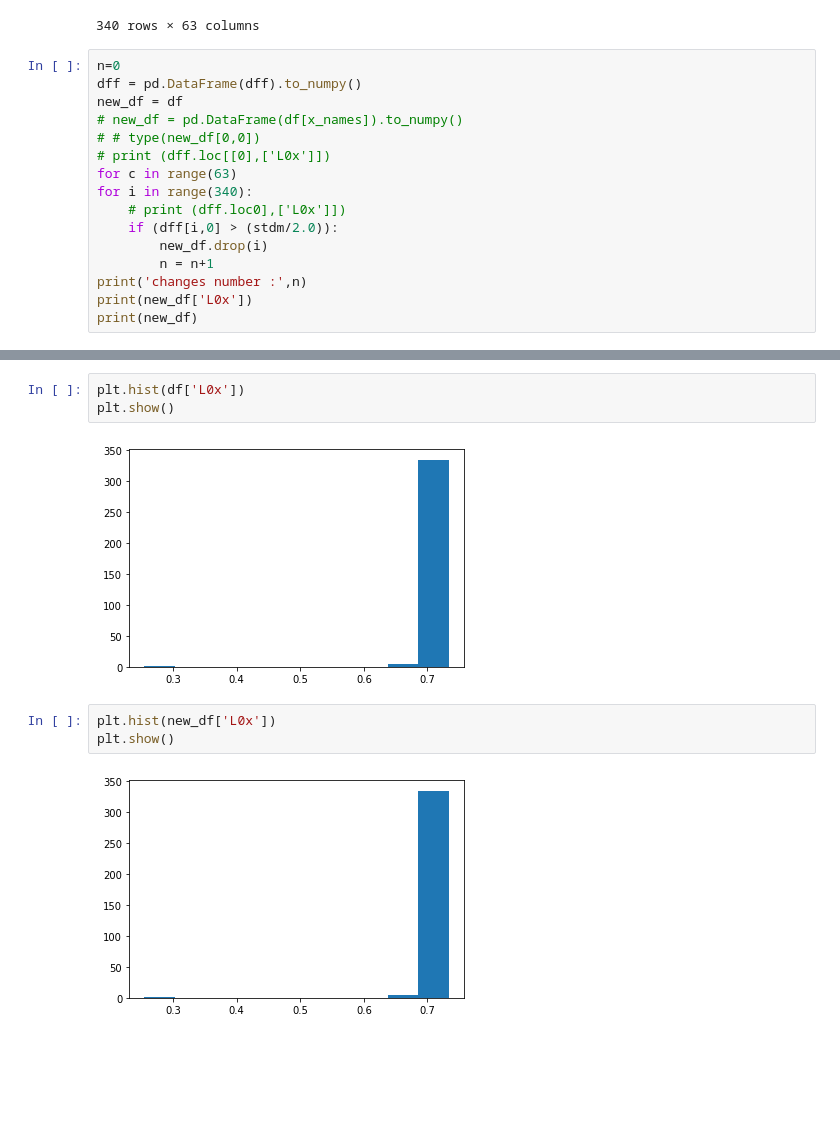
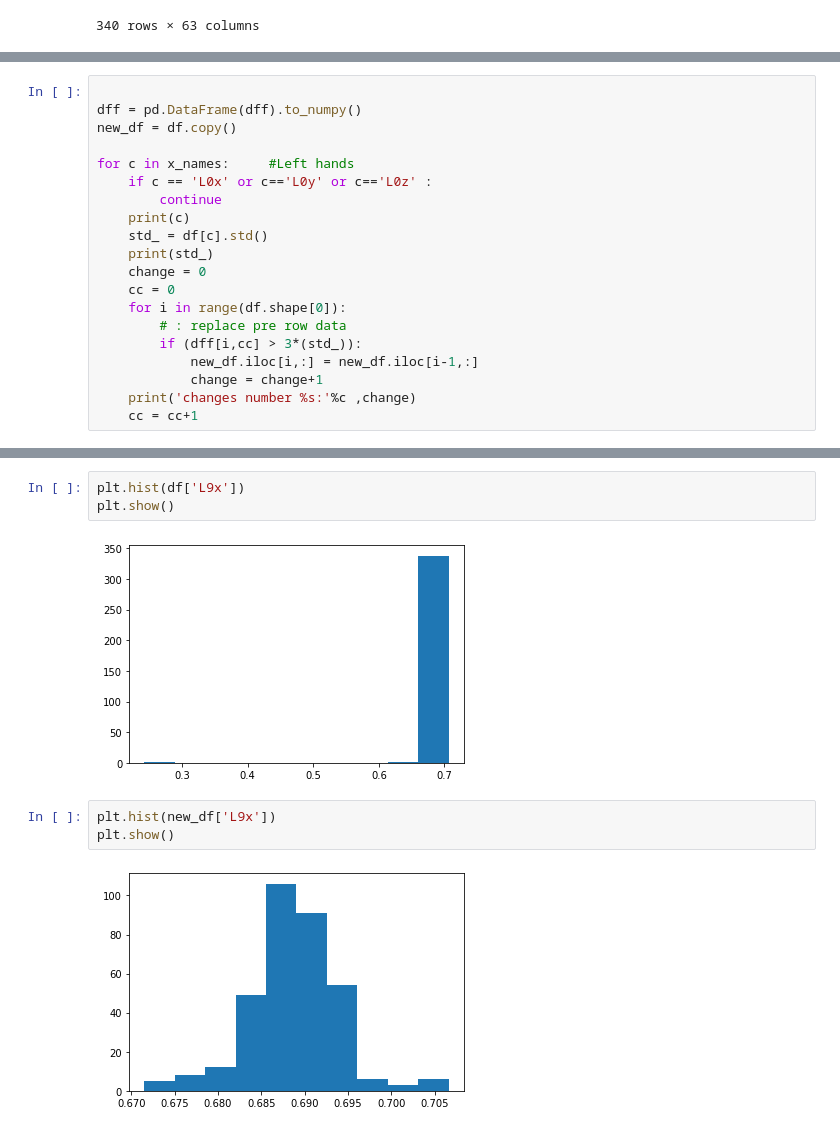
Before and after one commit to KNU-BrainAI-Capstone2021/SIB, a Jupyter notebook: examples/preprocessing/cut_outlier.ipynb, the cells around one changed output, grey strips where cells are left out. Cells and saved outputs as stored; diff of their text form; blank space fills up the shorter version.

```diff
--- a/examples/preprocessing/cut_outlier.ipynb
+++ b/examples/preprocessing/cut_outlier.ipynb
@@ -54,19 +46,3 @@ dff
 | 338 | 0.000340 | 0.007100 | 0.000012 | 0.000529 | 0.003920 | 0.002817 | 0.000696 | 0.001281 | 0.002326 | 0.001621 | ... | ... |
 | 339 | 0.000385 | 0.007559 | 0.000015 | 0.000239 | 0.003126 | 0.002688 | 0.000877 | 0.000783 | 0.003423 | 0.001753 | ... | ... |
 340 rows × 63 columns
-# %%
-n=0
-dff = pd.DataFrame(dff).to_numpy()
-new_df = df
-# new_df = pd.DataFrame(df[x_names]).to_numpy()
-# # type(new_df[0,0])
-# print (dff.loc[[0],['L0x']])
-for c in range(63)
-for i in range(340):
-    # print (dff.loc0],['L0x']])
-    if (dff[i,0] > (stdm/2.0)):
-        new_df.drop(i)
-        n = n+1
-print('changes number :',n)
-print(new_df['L0x'])
-print(new_df)
@@ -90,0 +49,20 @@ changes number : 8
+# %%
+
+dff = pd.DataFrame(dff).to_numpy()
+new_df = df.copy()
+
+for c in x_names:     #Left hands
+    if c == 'L0x' or c=='L0y' or c=='L0z' :
+        continue
+    print(c)
+    std_ = df[c].std()
+    print(std_)
+    change = 0
+    cc = 0
+    for i in range(df.shape[0]):
+        # : replace pre row data
+        if (dff[i,cc] > 3*(std_)):
+            new_df.iloc[i,:] = new_df.iloc[i-1,:]
+            change = change+1
+    print('changes number %s:'%c ,change)
+    cc = cc+1
@@ -103,11 +99,11 @@ new_df.describe()
 8 rows × 67 columns
 # %%
-plt.hist(df['L0x'])
+plt.hist(df['L9x'])
 plt.show()
 # %% [output]
-[figure, old version]
+[figure, new version]
 # %%
-plt.hist(new_df['L0x'])
+plt.hist(new_df['L9x'])
 plt.show()
 # %% [output]
-[figure, old version]
+[figure, new version]
```
Also changed, not shown: parts of 5 cells of this notebook.
